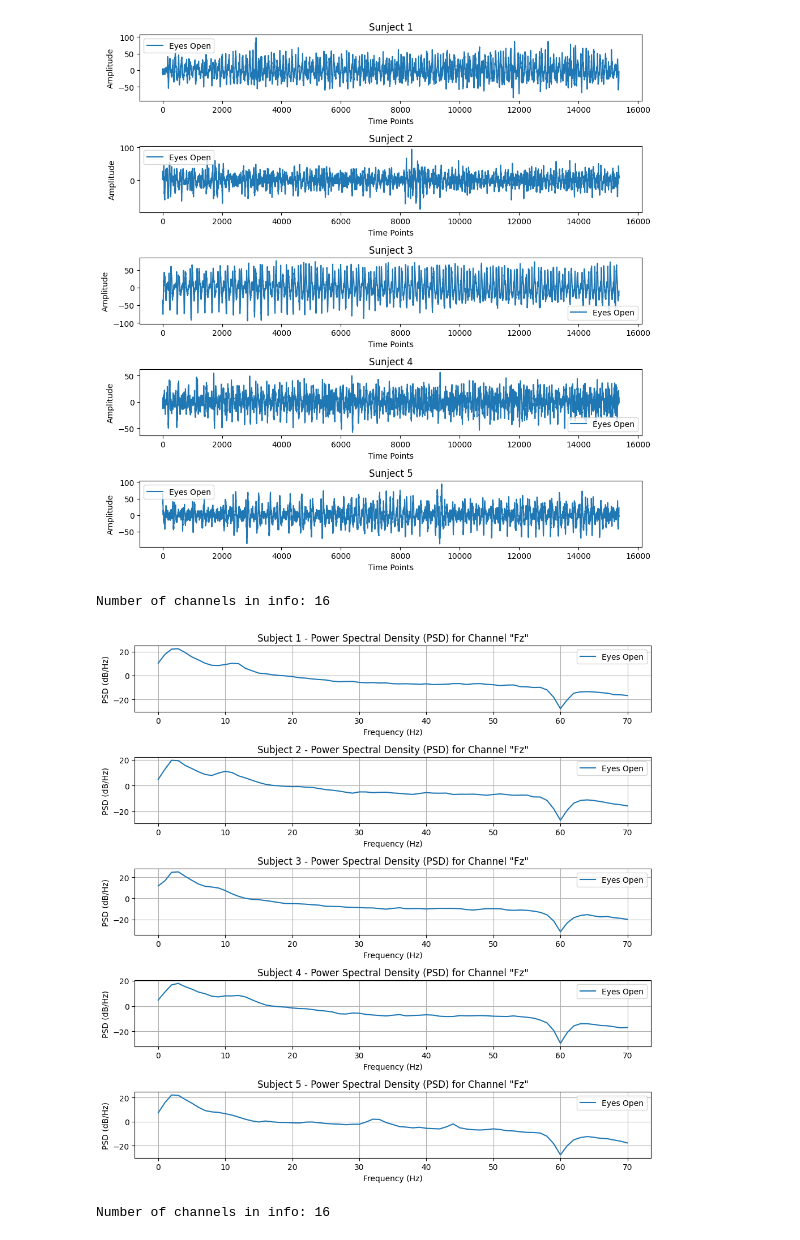
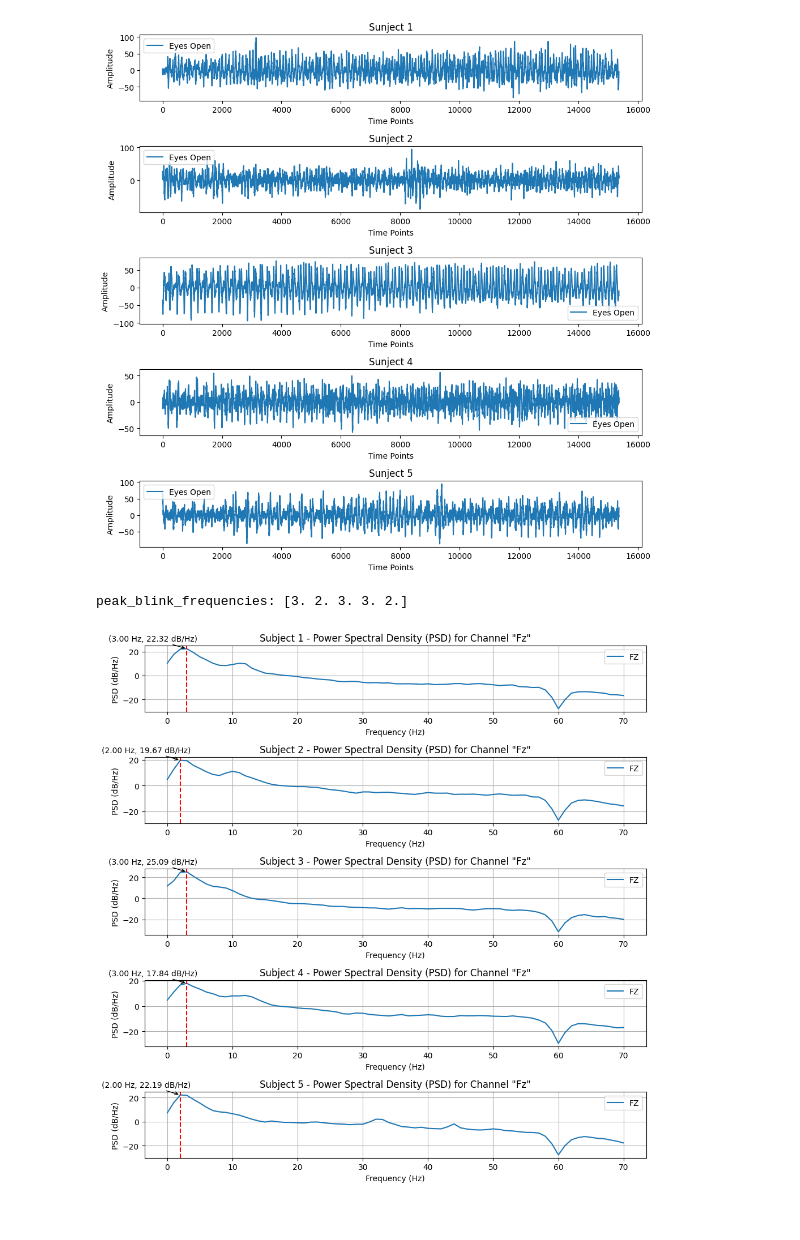
Before and after one commit to maryamnorouzi/Brain-Signal-Processing-, a Jupyter notebook: Brain Signal processing/hw2/HW2_Maryam.ipynb, the cells around one changed output. Cells and saved outputs as stored; diff of their text form; code cells hidden in the pictures.

```diff
--- a/Brain Signal processing/hw2/HW2_Maryam.ipynb
+++ b/Brain Signal processing/hw2/HW2_Maryam.ipynb
@@ -326,38 +303,57 @@ plt.tight_layout()
 plt.show()
 # %% [output]
 [figure]
-# %%
-print("Number of channels in info:", len(info['ch_names']))
-# %% [output]
-Number of channels in info: 16
 # %%
-# a.
+# 2.
 # Define the sampling frequency and parameters for the Welch method
 fs = 256  # Given
 nperseg = fs  #256 samples for a 1-second window
 noverlap = nperseg // 2  # 50% overlap
 
 # Compute PSD for each subject
 frequencies, psd_blink_Fz = welch(eyes_blink_Fz, fs=fs, nperseg=nperseg, noverlap=noverlap, axis=1)
 
 # Filtering the frequencies and corresponding PSD values to be within the 0-70 Hz range
 mask = (frequencies >= 0) & (frequencies <= 70)
 filtered_frequencies = frequencies[mask]
 filtered_psd_blink_FZ = psd_blink_Fz[:, mask]
 psd_blink_log_FZ=10*np.log10(filtered_psd_blink_FZ)
+
+
+# calculate the peach frequency
+blink_mask = (filtered_frequencies >= 1) & (filtered_frequencies <= 15)
+blink_psd = psd_blink_log_FZ[:, blink_mask]
+peak_blink_indices = np.argmax(blink_psd, axis=1)
+peak_blink_frequencies = filtered_frequencies[blink_mask][peak_blink_indices]
+print('peak_blink_frequencies:', peak_blink_frequencies)
+# peak_blink_frequencies: [3. 2. 3. 3. 2.]
+
+
+
+# Now modify your plotting loop:
 fig, axes = plt.subplots(n_s, 1, figsize=(10, 2*n_s))
 for i in range(n_s):
-    axes[i].plot(psd_blink_log_FZ[i], label='Eyes Open')
+    axes[i].plot(filtered_frequencies, psd_blink_log_FZ[i], label='FZ')
+
+    # Add a red dotted line for the peak frequency
+    peak_freq = peak_blink_frequencies[i]
+    peak_power = psd_blink_log_FZ[i][filtered_frequencies == peak_freq]
+    axes[i].axvline(x=peak_freq, color='red', linestyle='--')
+
+    # Annotate the point with frequency and power value
+    annotation_text = f'({peak_freq:.2f} Hz, {peak_power[0]:.2f} dB/Hz)'
+    axes[i].annotate(annotation_text, xy=(peak_freq, peak_power[0]), xycoords='data',
+                     xytext=(-100, 10), textcoords='offset points',
+                     arrowprops=dict(arrowstyle="->"))
+
     axes[i].set_title(f'Subject {i + 1} - Power Spectral Density (PSD) for Channel "Fz"')
     axes[i].set_xlabel('Frequency (Hz)')
     axes[i].set_ylabel('PSD (dB/Hz)')
     axes[i].legend()
     axes[i].grid(True, which='both')
+
 plt.tight_layout()
 plt.show()
 # %% [output]
+peak_blink_frequencies: [3. 2. 3. 3. 2.]
-[figure, old version]
+[figure, new version]
-# %%
-print("Number of channels in info:", len(info['ch_names']))
-# %% [output]
-Number of channels in info: 16
```
Also changed, not shown: parts of 13 cells of this notebook, 1 other file.
